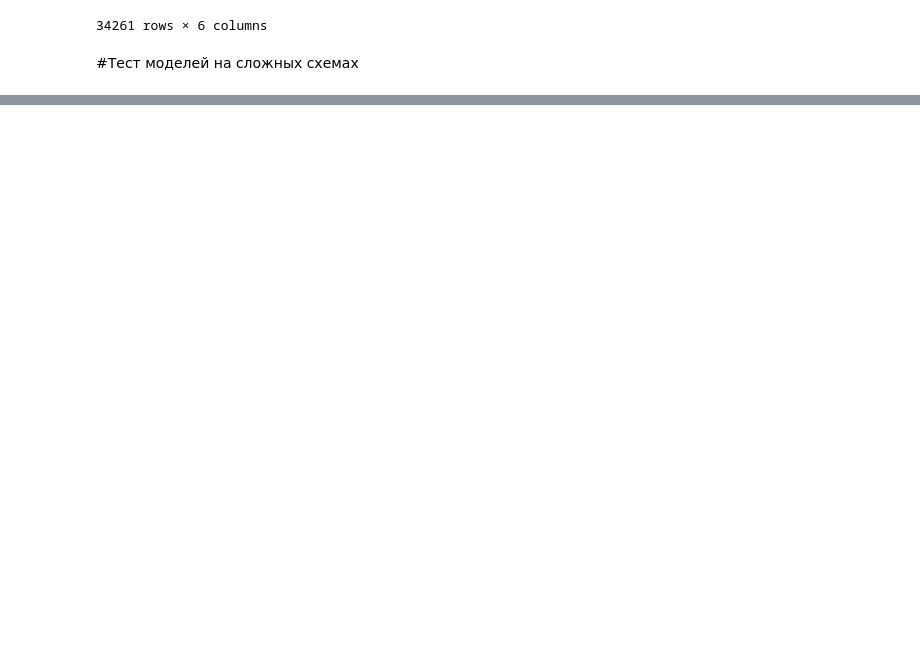
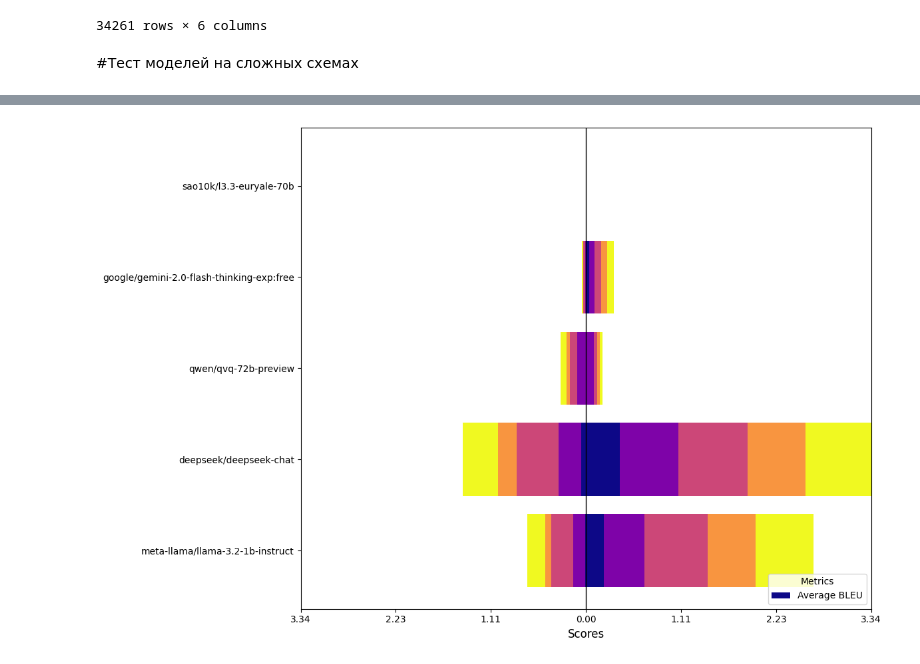
Before and after one commit to orekhovsky/GenAI-mini-projects, a Jupyter notebook: RAG_text2sql/text2sql_examples.ipynb, the cells around one changed output, grey strips where cells are left out. Drawn from its saved outputs; the diff is of its cells as text; code cells hidden in the pictures; blank space fills up the shorter version.

```diff
--- a/RAG_text2sql/text2sql_examples.ipynb
+++ b/RAG_text2sql/text2sql_examples.ipynb
@@ -620,0 +770,90 @@ summary_df_hard
+# %%
+import matplotlib.pyplot as plt
+import pandas as pd
+import numpy as np
+from matplotlib.cm import get_cmap
+
+# Пример данных
+data = {
+    "Model": [
+        "meta-llama/llama-3.2-1b-instruct",
+        "deepseek/deepseek-chat",
+        "qwen/qvq-72b-preview",
+        "google/gemini-2.0-flash-thinking-exp:free",
+        "sao10k/l3.3-euryale-70b",
+        "meta-llama/llama-3.2-1b-instruct",
+        "deepseek/deepseek-chat",
+        "qwen/qvq-72b-preview",
+        "google/gemini-2.0-flash-thinking-exp:free",
+        "sao10k/l3.3-euryale-70b"
+    ],
+    "Average BLEU": [0.209649, 0.400316, 0.005466, 0.037817, 0.000000,
+                     0.010663, 0.059309, 0.004901, 0.000733, 0.000000],
+    "Average METEOR": [0.479784, 0.681937, 0.089474, 0.065801, 0.000000,
+                       0.140239, 0.259102, 0.096647, 0.011063, 0.000000],
+    "Average ROUGE-1": [0.738945, 0.809426, 0.036557, 0.077112, 0.003704,
+                        0.254980, 0.491485, 0.088634, 0.018685, 0.000000],
+    "Average ROUGE-2": [0.559403, 0.680252, 0.027601, 0.066963, 0.000000,
+                        0.072763, 0.222664, 0.039305, 0.005372, 0.000000],
+    "Average ROUGE-L": [0.677429, 0.771990, 0.035239, 0.075524, 0.003704,
+                        0.208111, 0.408464, 0.071687, 0.014535, 0.000000],
+    "complexity": [
+        "different/", "different/", "different/", "different/", "different/",
+        "more 10 tables", "more 10 tables", "more 10 tables", "more 10 tables", "more 10 tables"
+    ]
+}
+
+df = pd.DataFrame(data)
+
+# Разделяем данные по категориям
+different = df[df["complexity"] == "different/"]
+more_10_tables = df[df["complexity"] == "more 10 tables"]
+
+# Метрики
+metrics = ["Average BLEU", "Average METEOR", "Average ROUGE-1", "Average ROUGE-2", "Average ROUGE-L"]
+
+# Используем колормап plasma
+cmap = get_cmap("plasma")
+colors = [cmap(i / (len(metrics) - 1)) for i in range(len(metrics))]
+
+# Генерируем массив для накопительных данных
+different_stacks = np.cumsum(different[metrics], axis=1)
+more_10_tables_stacks = np.cumsum(more_10_tables[metrics], axis=1)
+
+# Построение графика
+fig, ax = plt.subplots(figsize=(12, 8))
+
+# Горизонтальные полосы для complexity="different/" (слева)
+for i, metric in enumerate(metrics):
+    ax.barh(different["Model"], different[metric],
+            left=different_stacks.iloc[:, i - 1] if i > 0 else 0,
+            color=colors[i], label=metric if i == 0 else "")
+
+# Горизонтальные полосы для complexity="more 10 tables" (справа)
+for i, metric in enumerate(metrics):
+    ax.barh(more_10_tables["Model"], -more_10_tables[metric],
+            left=-more_10_tables_stacks.iloc[:, i - 1] if i > 0 else 0,
+            color=colors[i])
+
+# Настройка графика
+ax.set_xlabel("Scores", fontsize=12)
+ax.axvline(0, color="black", linewidth=1.0)
+
+# Устанавливаем симметричный диапазон оси X
+x_max = max(different_stacks.max().max(), more_10_tables_stacks.max().max())
+ax.set_xlim(-x_max, x_max)
+
+# Изменяем подписи оси X
+xticks = np.linspace(-x_max, x_max, 7)
+xticks_labels = [f"{abs(x):.2f}" for x in xticks]
+ax.set_xticks(xticks)
+ax.set_xticklabels(xticks_labels)
+
+# Легенда
+ax.legend(title="Metrics", loc="lower right", fontsize=10)
+plt.tight_layout()
+
+# Отображение графика
+plt.show()
+# %% [output]
+[figure, added]
```
Also changed, not shown: parts of 5 cells of this notebook.
